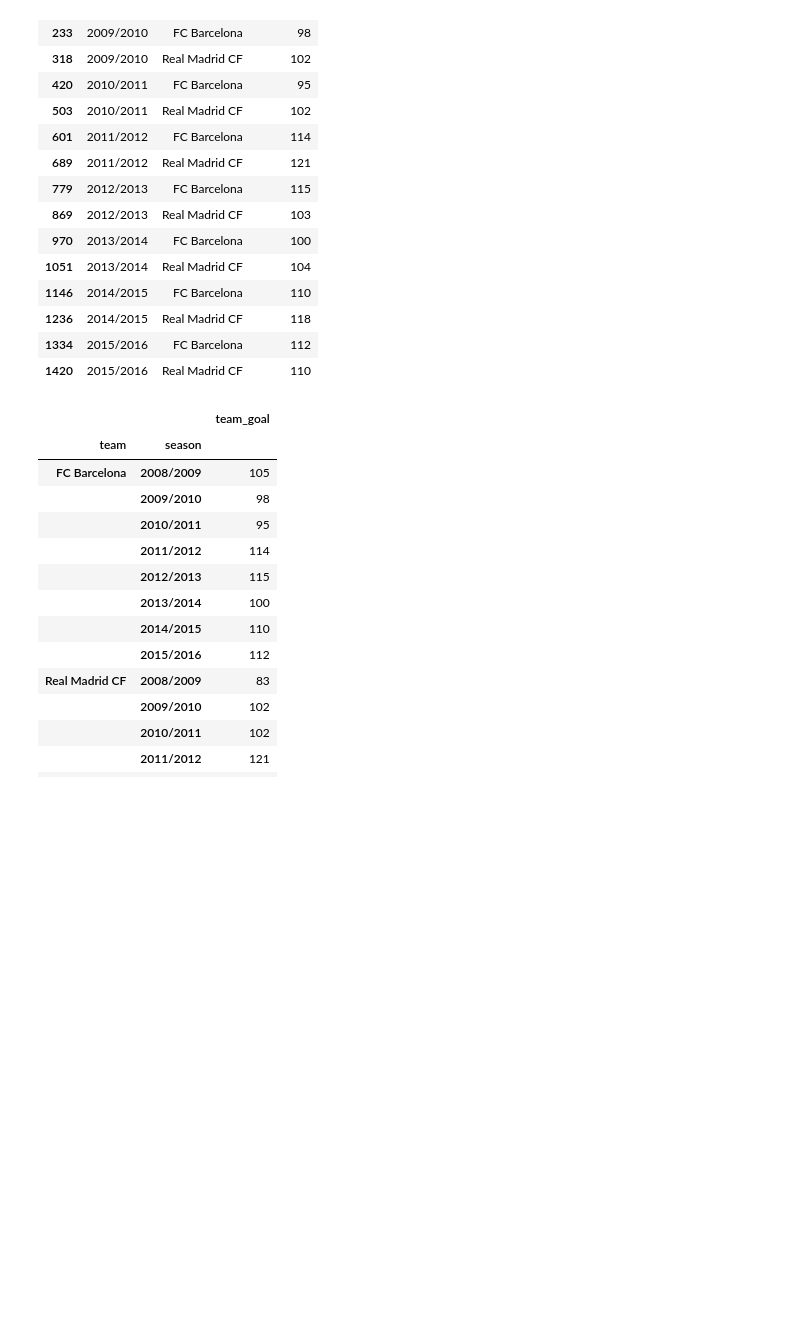
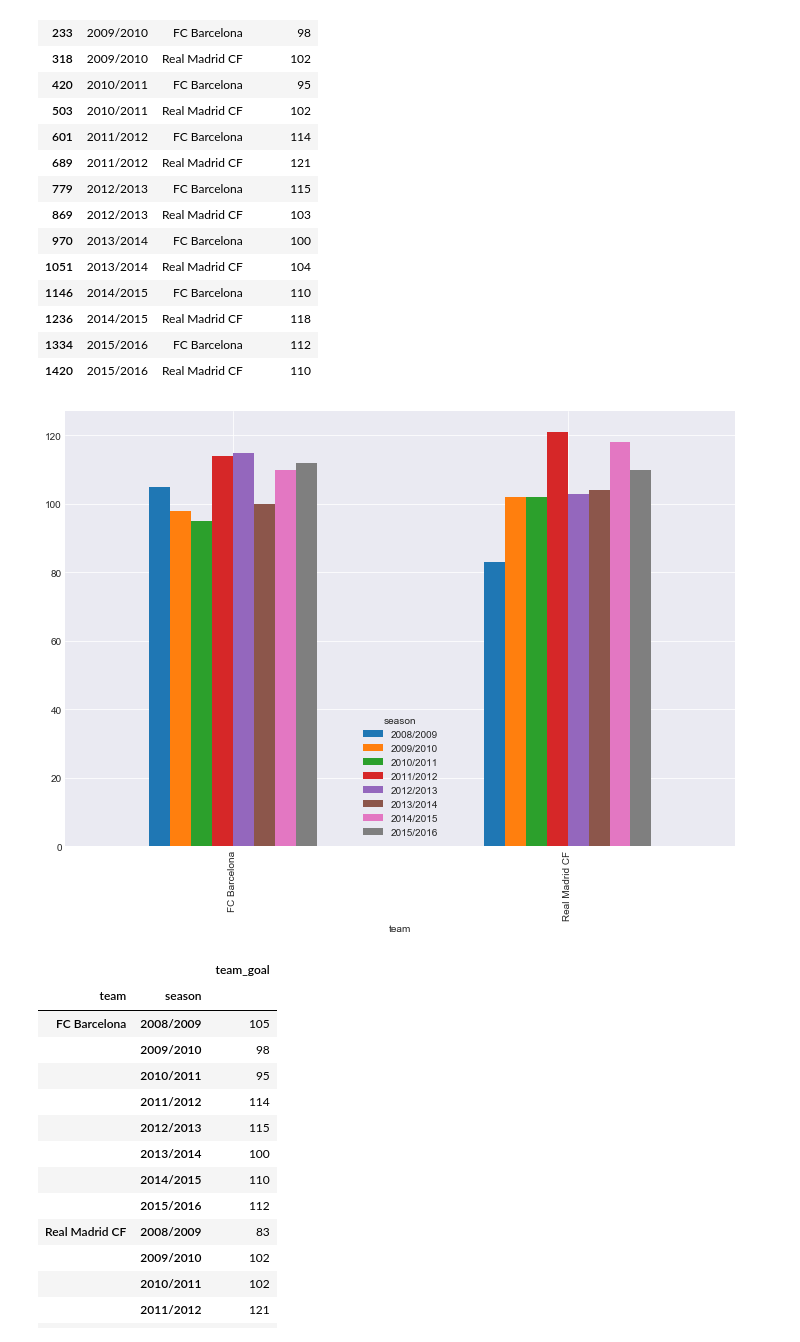
Before and after one commit to lixianyu/europe_soccer_investigate, a Jupyter notebook: europe_soccer.ipynb, the cells around one changed output. Saved outputs shown, nothing was run; the diff lists cells and outputs as text; code cells hidden in the pictures; blank space fills up the shorter version.

Commit message:
一个“新”方法： df.groupby(['team', 'season'], as_index=True).sum()['team_goal'].unstack().plot(kind = 'bar')

```diff
--- a/europe_soccer.ipynb
+++ b/europe_soccer.ipynb
@@ -277,6 +277,11 @@ df
 | 1236 | 2014/2015 | Real Madrid CF | 118 |
 | 1334 | 2015/2016 | FC Barcelona | 112 |
 | 1420 | 2015/2016 | Real Madrid CF | 110 |
+# %%
+# 这里推荐一下使用groupby结果直接做图的方法：
+df.groupby(['team', 'season'], as_index=True).sum()['team_goal'].unstack().plot(kind = 'bar', figsize=(12,8));
+# %% [output]
+[figure, added]
 # %%
 df_sum = df.groupby(['team', 'season'], as_index=True).sum()
 df_sum
```
